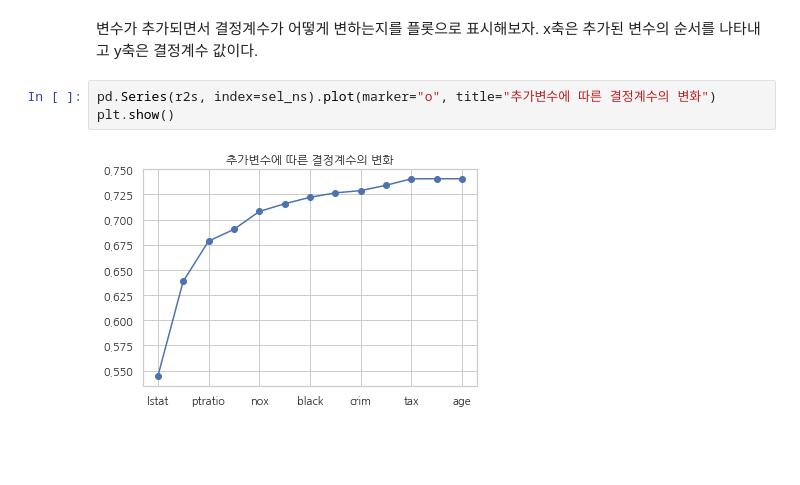
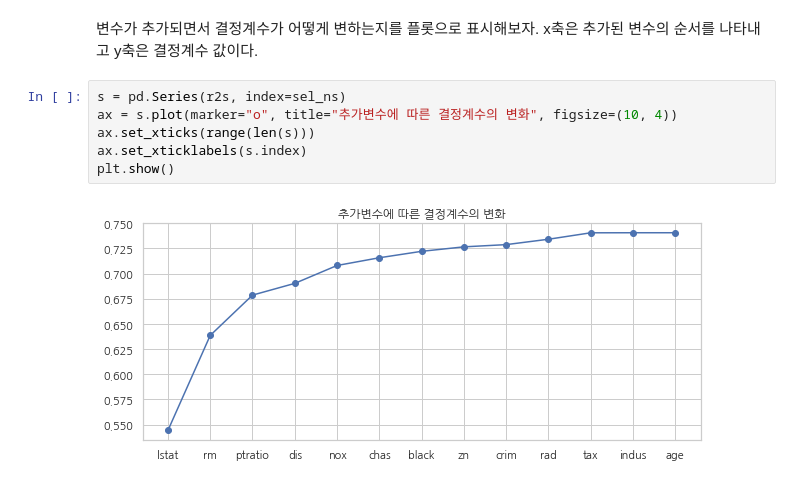
Before and after one commit to datascienceschool/book_data_analysis, a Jupyter notebook: _sources/ch03/03_07.ipynb, the cells around one changed output. Cells and saved outputs as stored; diff of their text form; blank space fills up the shorter version.

```diff
--- a/_sources/ch03/03_07.ipynb
+++ b/_sources/ch03/03_07.ipynb
@@ -207,7 +207,10 @@ formulas[-1]
 # %% [markdown]
 변수가 추가되면서 결정계수가 어떻게 변하는지를 플롯으로 표시해보자. x축은 추가된 변수의 순서를 나타내고 y축은 결정계수 값이다.
 # %%
-pd.Series(r2s, index=sel_ns).plot(marker="o", title="추가변수에 따른 결정계수의 변화")
+s = pd.Series(r2s, index=sel_ns)
+ax = s.plot(marker="o", title="추가변수에 따른 결정계수의 변화", figsize=(10, 4))
+ax.set_xticks(range(len(s)))
+ax.set_xticklabels(s.index)
 plt.show()
 # %% [output]
-[figure, old version]
+[figure, new version]
```
Also changed, not shown: 3 other files.
